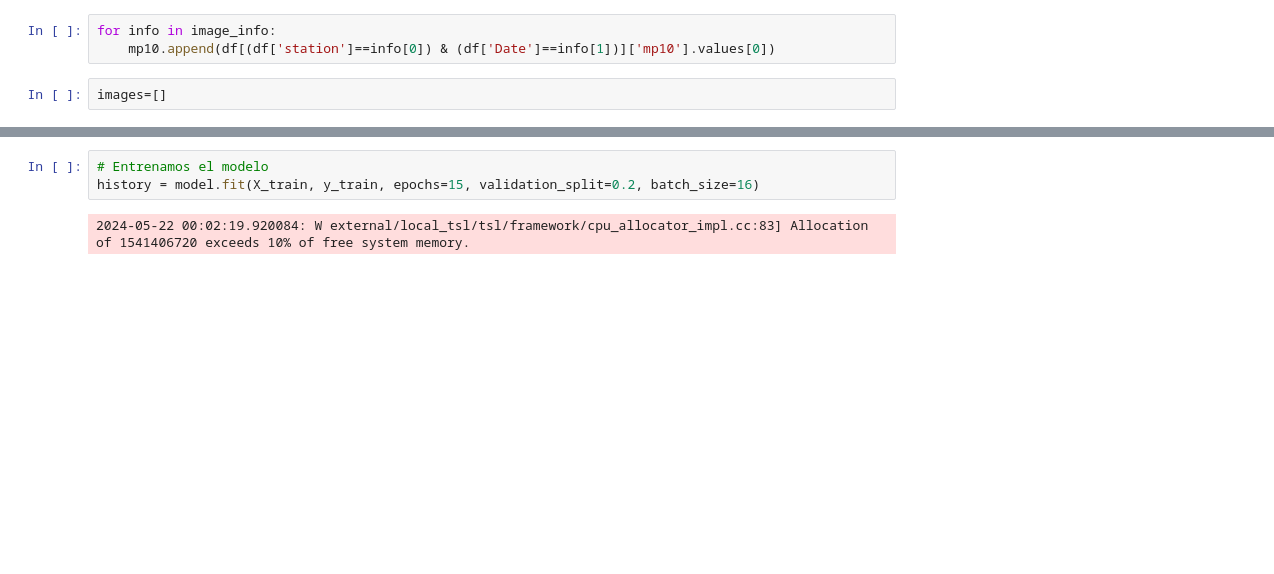
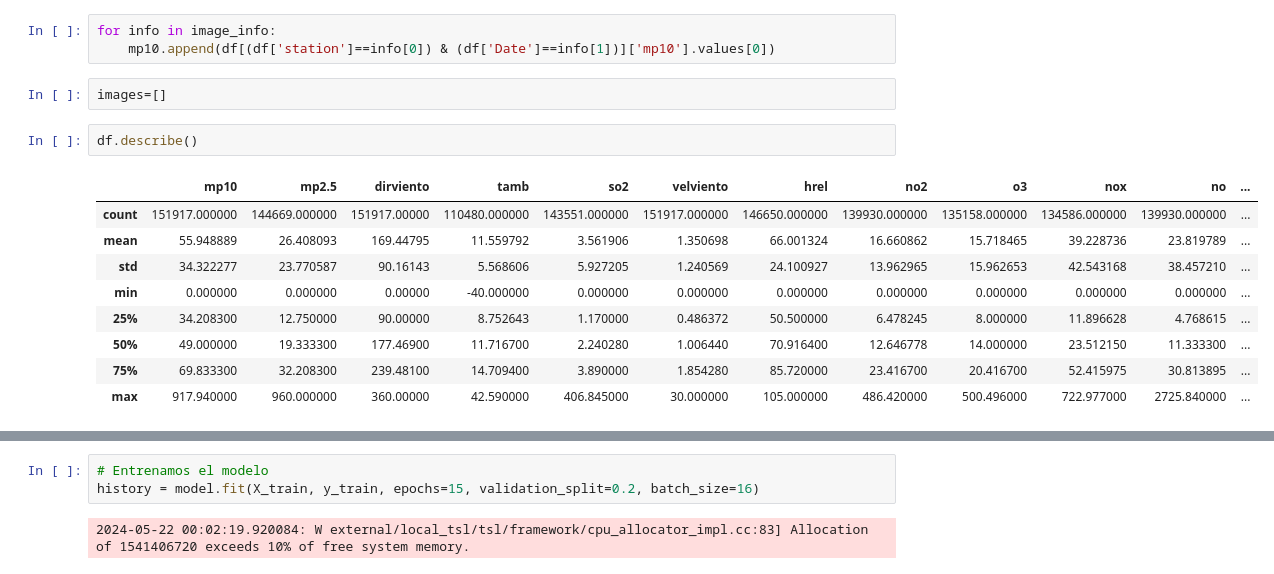
Before and after one commit to Benjaxmen/pm-prediction, a Jupyter notebook: image_conversion.ipynb, the cells around one changed output, grey strips where cells are left out. Drawn from its saved outputs; the diff is of its cells as text; blank space fills up the shorter version.

```diff
--- a/image_conversion.ipynb
+++ b/image_conversion.ipynb
@@ -52,3 +48,15 @@ for info in image_info:
     mp10.append(df[(df['station']==info[0]) & (df['Date']==info[1])]['mp10'].values[0])
 # %%
 images=[]
+# %%
+df.describe()
+# %% [output]
+|  | mp10 | mp2.5 | dirviento | tamb | so2 | velviento | hrel | no2 | o3 | nox | no | ... |
+| count | 151917.000000 | 144669.000000 | 151917.00000 | 110480.000000 | 143551.000000 | 151917.000000 | 146650.000000 | 139930.000000 | 135158.000000 | 134586.000000 | 139930.000000 | ... |
+| mean | 55.948889 | 26.408093 | 169.44795 | 11.559792 | 3.561906 | 1.350698 | 66.001324 | 16.660862 | 15.718465 | 39.228736 | 23.819789 | ... |
+| std | 34.322277 | 23.770587 | 90.16143 | 5.568606 | 5.927205 | 1.240569 | 24.100927 | 13.962965 | 15.962653 | 42.543168 | 38.457210 | ... |
+| min | 0.000000 | 0.000000 | 0.00000 | -40.000000 | 0.000000 | 0.000000 | 0.000000 | 0.000000 | 0.000000 | 0.000000 | 0.000000 | ... |
+| 25% | 34.208300 | 12.750000 | 90.00000 | 8.752643 | 1.170000 | 0.486372 | 50.500000 | 6.478245 | 8.000000 | 11.896628 | 4.768615 | ... |
+| 50% | 49.000000 | 19.333300 | 177.46900 | 11.716700 | 2.240280 | 1.006440 | 70.916400 | 12.646778 | 14.000000 | 23.512150 | 11.333300 | ... |
+| 75% | 69.833300 | 32.208300 | 239.48100 | 14.709400 | 3.890000 | 1.854280 | 85.720000 | 23.416700 | 20.416700 | 52.415975 | 30.813895 | ... |
+| max | 917.940000 | 960.000000 | 360.00000 | 42.590000 | 406.845000 | 30.000000 | 105.000000 | 486.420000 | 500.496000 | 722.977000 | 2725.840000 | ... |
```
Also changed, not shown: parts of 12 cells of this notebook.
